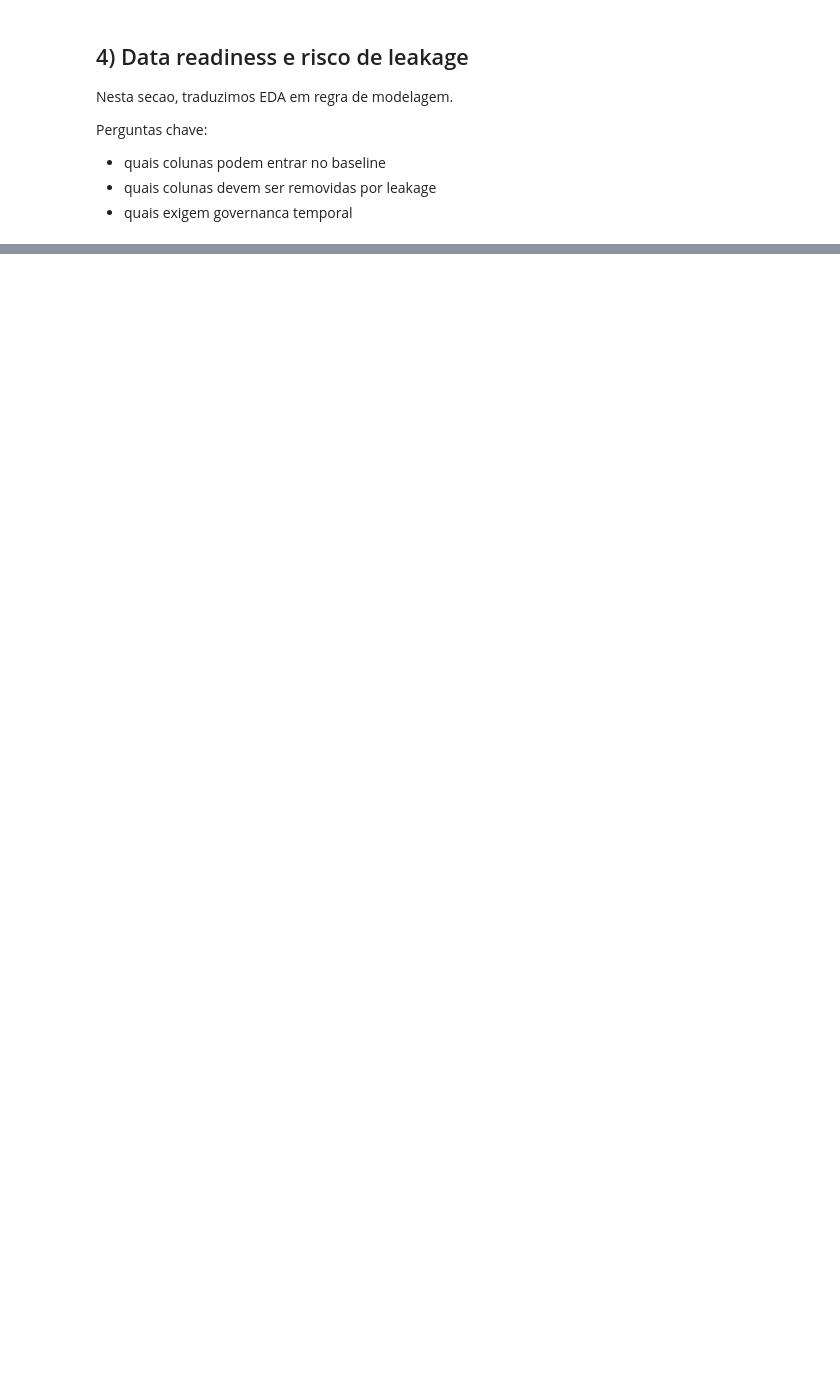
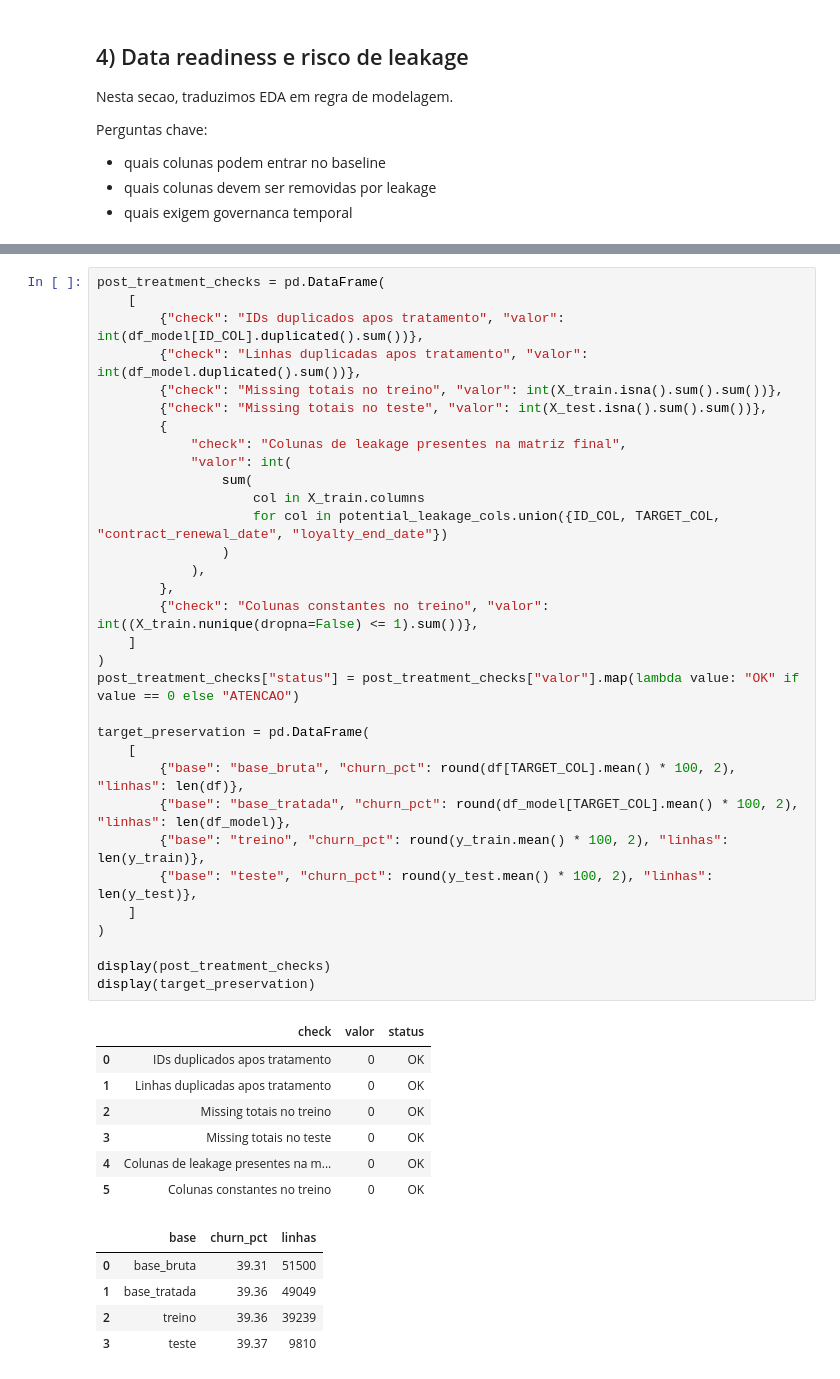
Before and after one commit to Janoti/mlet-grupo4-tech-challenge, a Jupyter notebook: notebooks/01_eda.ipynb, the cells around one changed output, grey strips where cells are left out. Drawn from its saved outputs; the diff is of its cells as text; blank space fills up the shorter version.

```diff
--- a/notebooks/01_eda.ipynb
+++ b/notebooks/01_eda.ipynb
@@ -382,0 +794,45 @@ Acoes obrigatorias para o proximo notebook (baselines):
+# %%
+post_treatment_checks = pd.DataFrame(
+    [
+        {"check": "IDs duplicados apos tratamento", "valor": int(df_model[ID_COL].duplicated().sum())},
+        {"check": "Linhas duplicadas apos tratamento", "valor": int(df_model.duplicated().sum())},
+        {"check": "Missing totais no treino", "valor": int(X_train.isna().sum().sum())},
+        {"check": "Missing totais no teste", "valor": int(X_test.isna().sum().sum())},
+        {
+            "check": "Colunas de leakage presentes na matriz final",
+            "valor": int(
+                sum(
+                    col in X_train.columns
+                    for col in potential_leakage_cols.union({ID_COL, TARGET_COL, "contract_renewal_date", "loyalty_end_date"})
+                )
+            ),
+        },
+        {"check": "Colunas constantes no treino", "valor": int((X_train.nunique(dropna=False) <= 1).sum())},
+    ]
+)
+post_treatment_checks["status"] = post_treatment_checks["valor"].map(lambda value: "OK" if value == 0 else "ATENCAO")
+
+target_preservation = pd.DataFrame(
+    [
+        {"base": "base_bruta", "churn_pct": round(df[TARGET_COL].mean() * 100, 2), "linhas": len(df)},
+        {"base": "base_tratada", "churn_pct": round(df_model[TARGET_COL].mean() * 100, 2), "linhas": len(df_model)},
+        {"base": "treino", "churn_pct": round(y_train.mean() * 100, 2), "linhas": len(y_train)},
+        {"base": "teste", "churn_pct": round(y_test.mean() * 100, 2), "linhas": len(y_test)},
+    ]
+)
+
+display(post_treatment_checks)
+display(target_preservation)
+# %% [output]
+|  | check | valor | status |
+| 0 | IDs duplicados apos tratamento | 0 | OK |
+| 1 | Linhas duplicadas apos tratamento | 0 | OK |
+| 2 | Missing totais no treino | 0 | OK |
+| 3 | Missing totais no teste | 0 | OK |
+| 4 | Colunas de leakage presentes na m... | 0 | OK |
+| 5 | Colunas constantes no treino | 0 | OK |
+|  | base | churn_pct | linhas |
+| 0 | base_bruta | 39.31 | 51500 |
+| 1 | base_tratada | 39.36 | 49049 |
+| 2 | treino | 39.36 | 39239 |
+| 3 | teste | 39.37 | 9810 |
```
Also changed, not shown: parts of 14 cells of this notebook, 3 other files.
